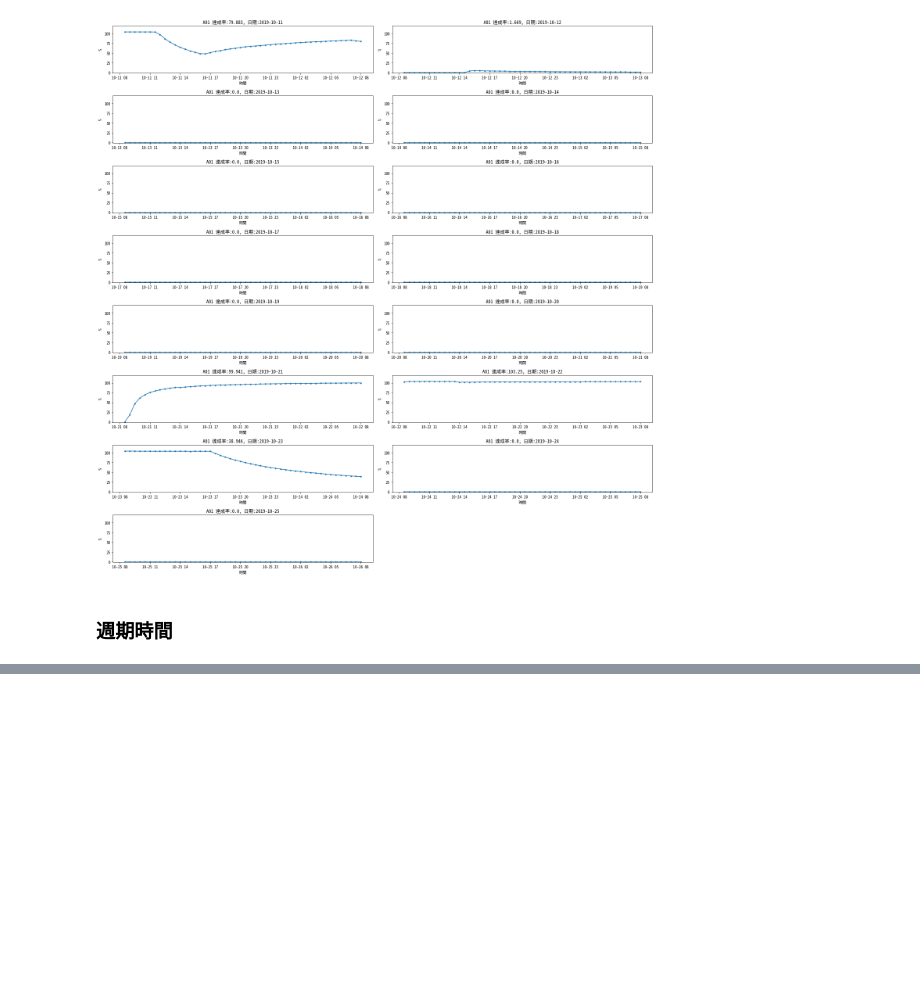
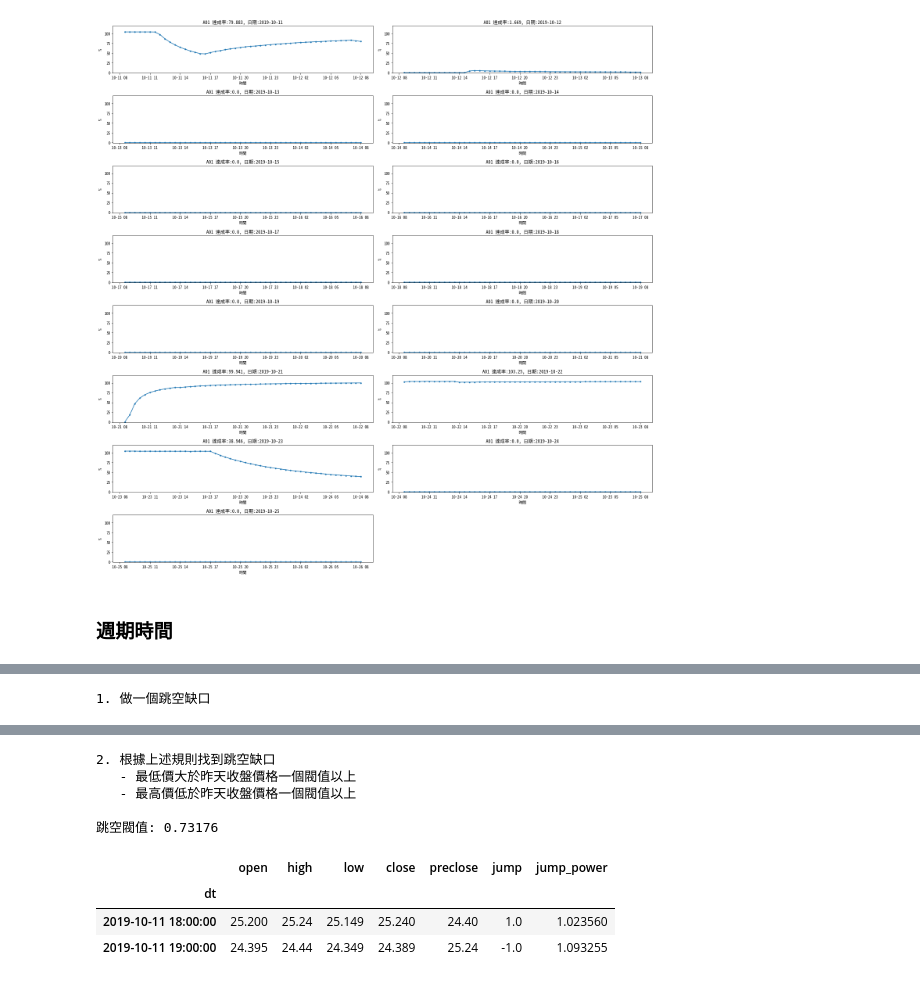
Before and after one commit to Backlu/Intelligent-Manufacturing, a Jupyter notebook: data_oee.ipynb, the cells around one changed output, grey strips where cells are left out. Drawn from its saved outputs; the diff is of its cells as text; code cells hidden in the pictures; blank space fills up the shorter version.

```diff
--- a/data_oee.ipynb
+++ b/data_oee.ipynb
@@ -212,0 +228,10 @@ See the caveats in the documentation: http://pandas.pydata.org/pandas-docs/stabl
+# %%
+def plotcandlestick(data, rangeslider=True):
+    fig = go.Figure(data=[go.Candlestick(x=data.index,
+                    open=data['open'], high=data['high'], low=data['low'], close=data['close'],
+                    increasing_line_color= 'red', decreasing_line_color= 'green')])
+    fig.update_layout(xaxis_rangeslider_visible=rangeslider)
+    fig.show()
+
+ohlc_df = spc_day['SPC_9'].resample('60T').ohlc()
+plotcandlestick(ohlc_df, False)
@@ -212,0 +253,58 @@ See the caveats in the documentation: http://pandas.pydata.org/pandas-docs/stabl
+# %%
+
+def judge_jump(today):
+    assert 'preclose' in today
+    global jump_pd
+    jump=0
+    jumppower=0
+    #print(today.low-today.preclose, jump_threshold, (today.low - today.preclose) > jump_threshold)
+    if (today.low - today.preclose) > jump_threshold:
+        jump=1
+        jumppower=(today.low-today.preclose)/jump_threshold
+    elif today.preclose - today.high > jump_threshold:
+        jump=-1
+        jumppower=(today.preclose-today.high)/jump_threshold
+    today['jump']=jump
+    today['jump_power']=jumppower
+    return today
+
+def plotcandlestick_jump(data, rangeslider=False):
+    Candle = go.Candlestick(x=data.index,
+                        open=data['open'], high=data['high'], low=data['low'], close=data['close'],
+                        increasing_line_color= 'red', decreasing_line_color= 'green')
+
+    jumpidx = np.where(jump_df["jump"]!=0)[0]
+    Jump = go.Scatter(x= data.index[jumpidx],
+                       y= data.iloc[jumpidx]["Marker"],
+                       mode='markers',
+                       name ='Jump',
+                       marker=go.Marker(size=15,
+                                        symbol=data.iloc[jumpidx]["Symbol"],
+                                        color='orange')
+                       )
+    fig = go.Figure(data=[Candle, Jump])
+    fig.update_layout(xaxis_rangeslider_visible=rangeslider)
+    fig.show()
+
+
+ohlc_df = spc_day['SPC_9'].resample('60T').ohlc()
+print('1. 做一個跳空缺口')
+tmp = ohlc_df.iloc[10]
+ohlc_df.iloc[10] = tmp+0.8
+plotcandlestick(ohlc_df, False)
+
+print('2. 根據上述規則找到跳空缺口\n   - 最低價大於昨天收盤價格一個閥值以上\n   - 最高價低於昨天收盤價格一個閥值以上')
+ohlc_df['preclose'] = ohlc_df['close'].shift(1)
+ohlc_df['preclose'].fillna(method='bfill', inplace=True)
+jump_threshold = ohlc_df.close.median()*0.03
+print('\n跳空閥值:', jump_threshold)
+jump_df = ohlc_df.apply(judge_jump, axis=1);
+display(jump_df[jump_df['jump']!=0])
+d=0.1
+jump_df['Marker'] = np.where(jump_df["jump"]>0, jump_df["high"]+d, jump_df["low"]-d)
+jump_df['Symbol'] = np.where(jump_df["jump"]>0, "triangle-up-open-dot", "triangle-down-open-dot")
+
+
+plotcandlestick_jump(jump_df)
+# %% [output]
+1. 做一個跳空缺口
@@ -212,0 +312,9 @@ See the caveats in the documentation: http://pandas.pydata.org/pandas-docs/stabl
+2. 根據上述規則找到跳空缺口
+   - 最低價大於昨天收盤價格一個閥值以上
+   - 最高價低於昨天收盤價格一個閥值以上
+
+跳空閥值: 0.73176
+|  | open | high | low | close | preclose | jump | jump_power |
+| dt |  |  |  |  |  |  |  |
+| 2019-10-11 18:00:00 | 25.200 | 25.24 | 25.149 | 25.240 | 24.40 | 1.0 | 1.023560 |
+| 2019-10-11 19:00:00 | 24.395 | 24.44 | 24.349 | 24.389 | 25.24 | -1.0 | 1.093255 |
```
Also changed, not shown: parts of 16 cells of this notebook, 2 other files.
